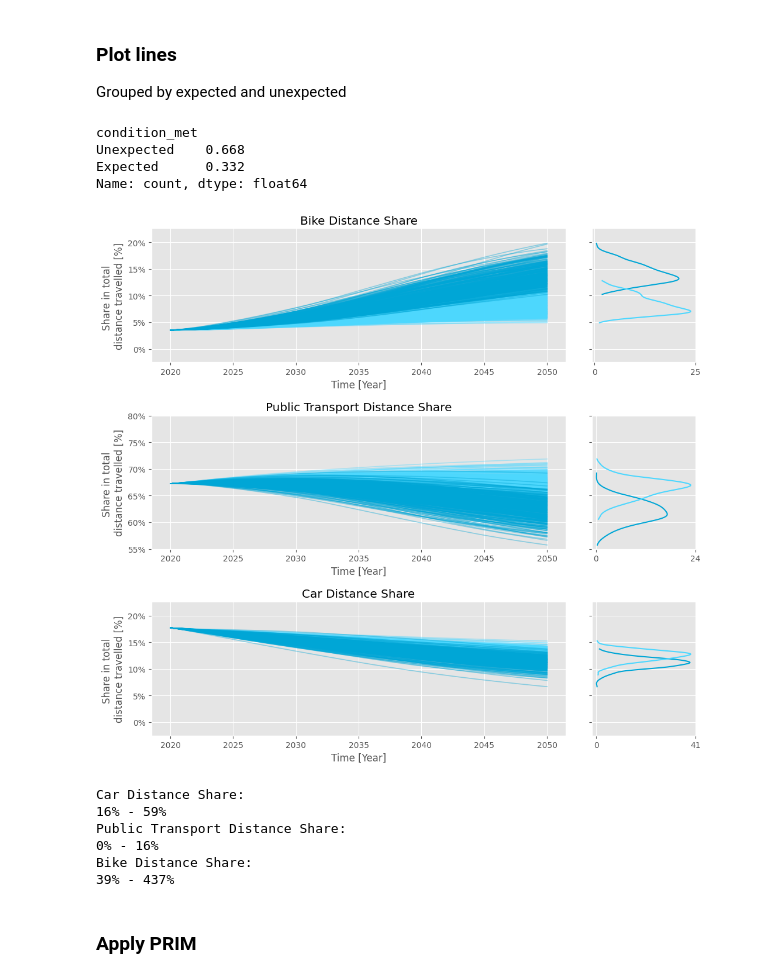
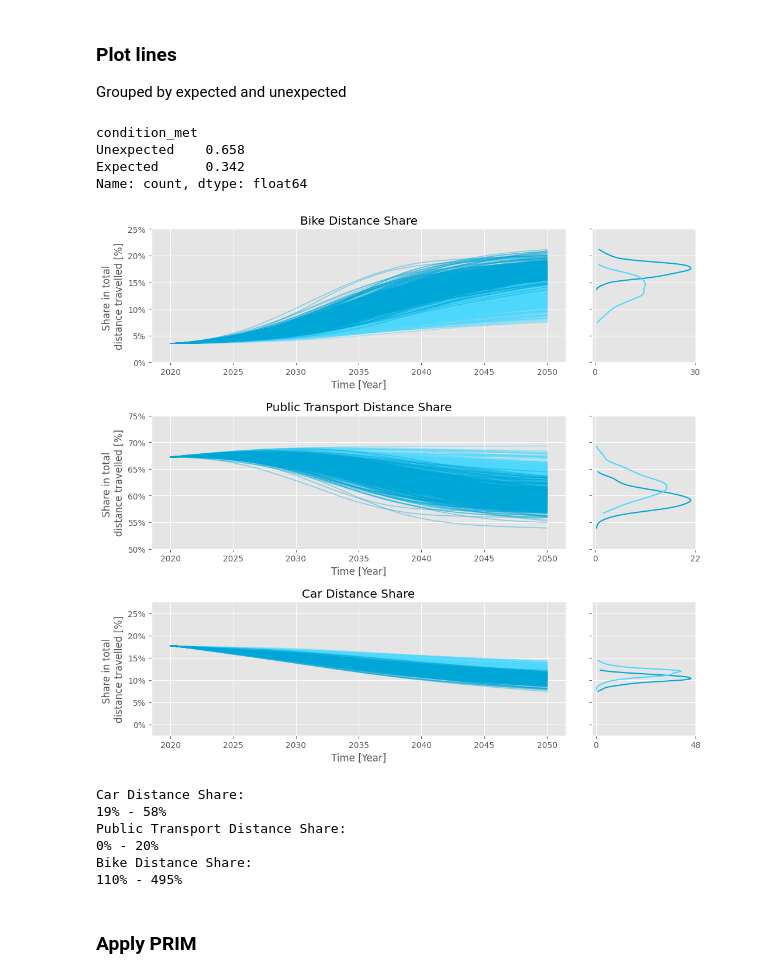
Before and after one commit to Michared/roadspace-reallocation, a Jupyter notebook: 3_Experiments/PRIM_main_outcomes.ipynb, the cells around one changed output. Drawn from its saved outputs; the diff is of its cells as text; code cells hidden in the pictures.

```diff
--- a/3_Experiments/PRIM_main_outcomes.ipynb
+++ b/3_Experiments/PRIM_main_outcomes.ipynb
@@ -14,5 +14,5 @@ wd = r'./results'
 # %% [markdown]
 ### Load results
 # %%
-results = load_results(wd+"/results.tar.gz")
+results = load_results(wd+"/results_final.tar.gz")
 experiments, outcomes = results[0].copy(), results[1].copy()
@@ -28,7 +32,7 @@ def expected(outcomes):
     car_final = np.array([car_ts[-1] for car_ts in outcomes["Car Distance Share"]])
 
 
-    y = (bike_final > car_final)
+    y = (bike_final > 1.5*car_final)
 
     return y
 
@@ -37,7 +41,7 @@ def unexpected(outcomes):
     bike_final = np.array([bike_ts[-1] for bike_ts in outcomes["Bike Distance Share"]])
     car_final = np.array([car_ts[-1] for car_ts in outcomes["Car Distance Share"]])
 
-    y = (bike_final < car_final)
+    y = (bike_final < 1.5 * car_final)
 
     return y
 # %% [markdown]
@@ -73,9 +77,9 @@ fig, axes = lines(
 )
 
 # Set custom y-scales to make sure y-intervals in the graphs are equal, even when limits are different
-axes['Car Distance Share'].set_ylim(-0.025, 0.225)
-axes['Bike Distance Share'].set_ylim(-0.025, 0.225)
-axes['Public Transport Distance Share'].set_ylim(0.55, 0.8)
+axes['Car Distance Share'].set_ylim(-0.025, 0.275)
+axes['Bike Distance Share'].set_ylim(0, 0.25)
+axes['Public Transport Distance Share'].set_ylim(0.5, 0.75)
 
 for label in OUTCOMES:
     axes[label].yaxis.set_major_formatter(PercentFormatter(1,0))
@@ -91,36 +95,36 @@ for outcome, ax in axes.items():
     else:
         ax.lines[0].set_color(colors[1])
         ax.lines[1].set_color(colors[0])
         lineplot = True
 
 # Now redraw the lines, but this time colored based on the condition
 for outcome in OUTCOMES:
     ax = axes[outcome]  # Get the correct axis for each outcome
 
     # Plot lines that meet the condition in blue, with higher z-order to overlay them
     for i, line_data in enumerate(outcomes[outcome]):
         if condition_unmet[i]:  # If condition met, plot in pink on top
             ax.plot(outcomes['TIME'][i], line_data, color=colors[0], linewidth=1.2, zorder=2, alpha=0.4)
 
     # Plot lines that meet the condition in blue, with higher z-order to overlay them
     for i, line_data in enumerate(outcomes[outcome]):
         if condition_met[i]:  # If condition met, plot in blue on top
             ax.plot(outcomes['TIME'][i], line_data, color=colors[1], linewidth=1.2, zorder=3, alpha=0.4)
 
 # Loop over each axis to despine
 for outcome, ax in axes.items():
     ax.spines['top'].set_visible(False)
     ax.spines['right'].set_visible(False)
 
 
 plt.show()
 plt.rcdefaults()
 # %% [output]
 condition_met
-Unexpected    0.668
-Expected      0.332
+Unexpected    0.658
+Expected      0.342
 Name: count, dtype: float64
-[figure, old version]
+[figure, new version]
 # %%
 fname = "stylized_main_outcomes"
 fig.savefig(f"./results/{fname}.png", bbox_inches='tight')
@@ -134,11 +138,11 @@ for ref_mode in ["Car Distance Share", "Public Transport Distance Share", "Bike
     print(f'{ref_mode}:\n{min_diff:.0%} - {max_diff:.0%}')
 # %% [output]
 Car Distance Share:
-16% - 59%
+19% - 58%
 Public Transport Distance Share:
-0% - 16%
+0% - 20%
 Bike Distance Share:
-39% - 437%
+110% - 495%
 # %% [markdown]
 ### Apply PRIM
 # %% [markdown]
```
Also changed, not shown: parts of 10 cells of this notebook, 1 other file.
